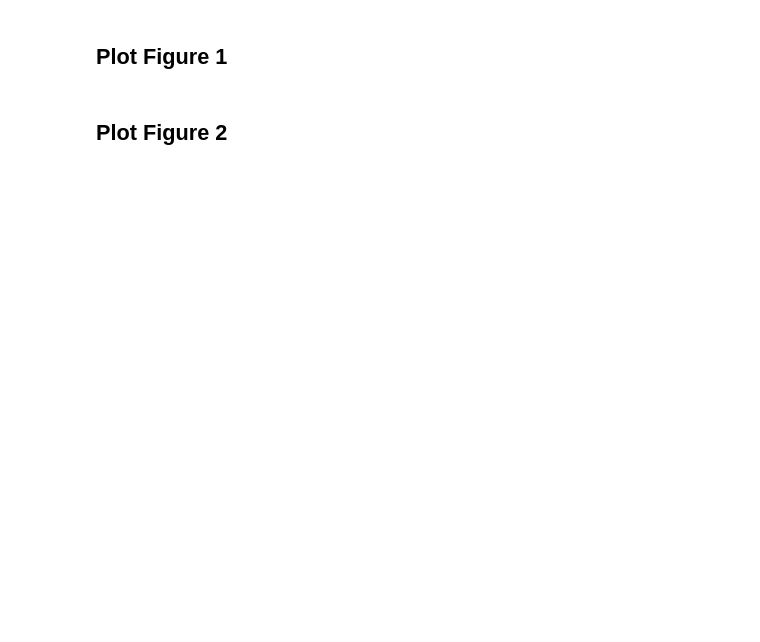
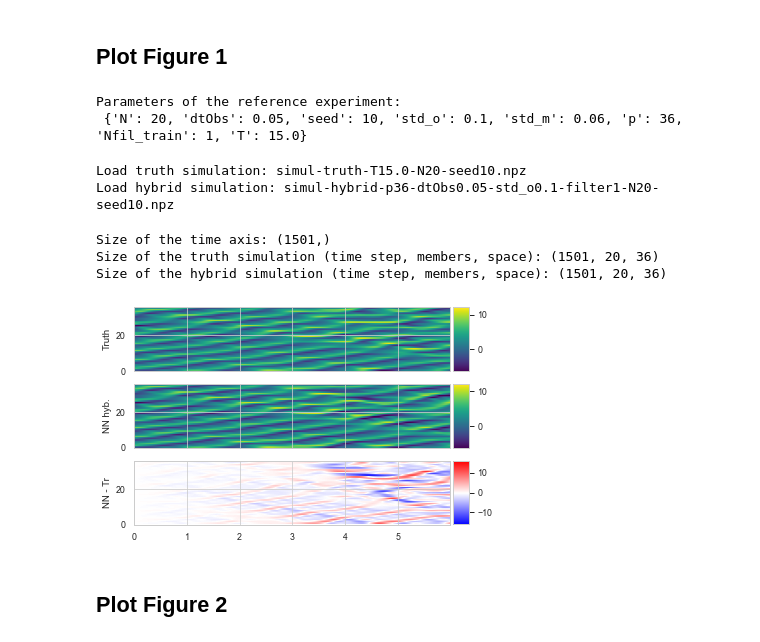
Before and after one commit to brajard/reddaml, a Jupyter notebook: L2S/philtra-L2S-figures.ipynb, the cells around one changed output. Saved outputs shown, nothing was run; the diff lists cells and outputs as text; code cells hidden in the pictures; blank space fills up the shorter version.

```diff
--- a/L2S/philtra-L2S-figures.ipynb
+++ b/L2S/philtra-L2S-figures.ipynb
@@ -31,7 +40,7 @@ source = 'local'
 #Configuration files
 config_path = 'config/paths.yml'
 config_ftp = 'config/ftp.yml' #optional if data are generated locally
-config_ref = 'config/ref.yml'
+config_ref = 'config/ref_test.yml'
 config_sens = 'config/sens.yml'
 # %%
 # Load the paths (yml file)
@@ -87,3 +80,31 @@ print("Data file hybrid:\n->",fname)
+# %%
+
+# Define the parameters
+used_parameter = { 'p', 'std_o', 'dtObs', 'std_m' ,'N','T','seed', 'Nfil_train'}
+
+#List of values for the used paramters (should in a list)
+dparam = {k:ref.get(k,[default_param[k]])[0] for k in used_parameter}
+
+
+
+used_parameters = { 'p', 'std_o', 'dtObs', 'std_m' ,'N','T','seed'}
+print('Parameters of the reference experiment:\n',dparam)
+# %% [output]
+Parameters of the reference experiment:
+ {'N': 20, 'dtObs': 0.05, 'seed': 10, 'std_o': 0.1, 'std_m': 0.06, 'p': 36, 'Nfil_train': 1, 'T': 15.0}
+# %%
+# Load the data of the true run
+fname_truth = template_ref['truth'].format(**dparam)
+print('Load truth simulation:',fname_truth)
+data_truth = load_data(refdir,fname_truth,ftpurl=ftpurl,ftpdir=ftpdir)
+
+# Load the data of the hybrid run
+fname_hybrid = template_ref['hybrid'].format(**dparam)
+print('Load hybrid simulation:', fname_hybrid)
+data_hybrid = load_data(refdir,fname_hybrid,ftpurl=ftpurl,ftpdir=ftpdir)
+# %% [output]
+Load truth simulation: simul-truth-T15.0-N20-seed10.npz
+Load hybrid simulation: simul-hybrid-p36-dtObs0.05-std_o0.1-filter1-N20-seed10.npz
 # %%
 # Format the data (the time step of the hybrid model is different from the time step of the real model)
 
@@ -91,8 +112,8 @@ print("Data file hybrid:\n->",fname)
 xx_hybrid = data_hybrid['xx']
 
 #chronology
-chrono_hybrid = Chronology(dkObs=1,T=data_hybrid['T'],dt=data_hybrid['dt'])
-chrono_truth = Chronology(dkObs=1,T=data_truth['T'],dt=data_truth['dt'])
+chrono_hybrid = Chronology(dkObs=1,T=data_hybrid['T'],dt=float(data_hybrid['dt']))
+chrono_truth = Chronology(dkObs=1,T=data_truth['T'],dt=float(data_truth['dt']))
 
 #Compute the time step subsample:
 dk = int(chrono_hybrid.dt/chrono_truth.dt)
@@ -110,22 +131,28 @@ tt = chrono_hybrid.tt
 print('Size of the time axis:',tt.shape)
 print('Size of the truth simulation (time step, members, space):',xx_truth.shape)
 print('Size of the hybrid simulation (time step, members, space):',xx_hybrid.shape)
+# %% [output]
+Size of the time axis: (1501,)
+Size of the truth simulation (time step, members, space): (1501, 20, 36)
+Size of the hybrid simulation (time step, members, space): (1501, 20, 36)
 # %%
 # Plot the figure 1
 
 #Ensemble member to plot:
-iens=1
+iens=6
 
 #Number of time steps to plot
-limT = 500
+limT = 600
 
 #Plot
 fig = plot_L96_2D(xx_truth[:limT,iens],xx_hybrid[:limT,iens],tt[:limT],['Truth','NN hyb.'])
 
 #Save (if needed)
 if figdir:
     fig.savefig(os.path.join(figdir,'philtra-fig1.png'),
             dpi=200, bbox_inches='tight', pad_inches=0)
+# %% [output]
+[figure, added]
 # %% [markdown]
 ## Plot Figure 2
 # %%
```
Also changed, not shown: parts of 7 cells of this notebook, 5 other files.
